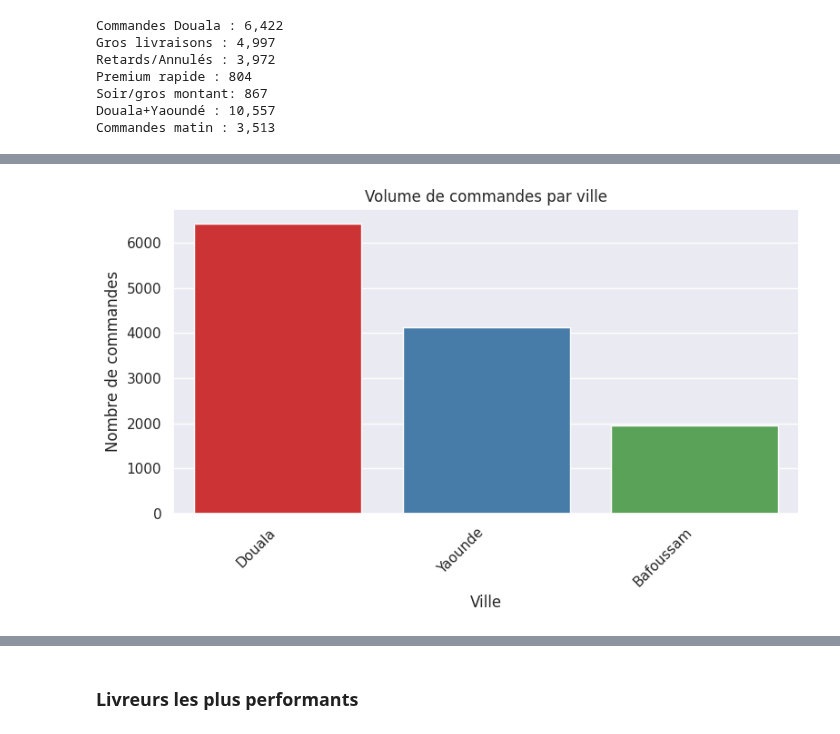
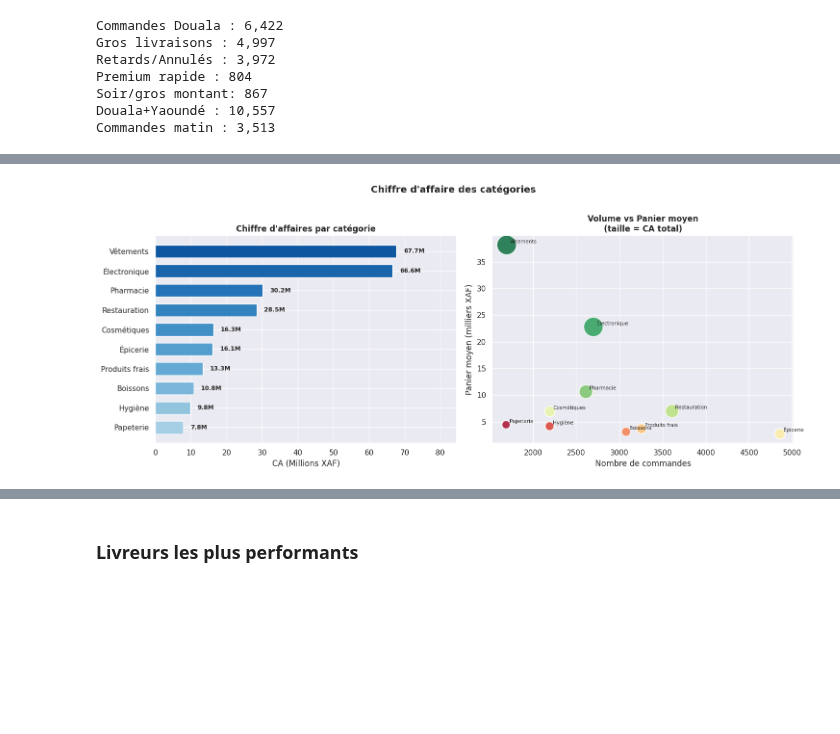
Before and after one commit to Codeur63/Projet_1-Data_IA_enginner, a Jupyter notebook: notebooks/EDA_rapport_final.ipynb, the cells around one changed output, grey strips where cells are left out. Saved outputs shown, nothing was run; the diff lists cells and outputs as text; code cells hidden in the pictures; blank space fills up the shorter version.

```diff
--- a/notebooks/EDA_rapport_final.ipynb
+++ b/notebooks/EDA_rapport_final.ipynb
@@ -131,7 +166,7 @@ def status_normalise(value):
 def city_normalise(value):
     if pd.isna(value):
         return np.nan
-    if value in {"Yaoundã©","Yaoundã©","YaoundÃ©","Yaoundã©"}:
-        return "Yaounde"
+    if value in {"Yaoundã©","Yaoundã©","YaoundÃ©","Yaoundã©","Yaounde",'yaounde'}:
+        return "Yaoundé"
     value = str(value).strip().lower()
     return value.capitalize()
@@ -206,17 +259,21 @@ orders = orders.drop(columns=['product_category'])
 #### Correction des totals amount
 # %%
 # calculer la somme par order_id dans order_items
-items_sum = orders_item.dropna(subset=["order_id", "line_total_xaf"]).copy()
+items_sum = order_items.dropna(subset=["order_id", "line_total_xaf"]).copy()
+
 items_sum["line_total_xaf"] = pd.to_numeric(items_sum["line_total_xaf"], errors="coerce")
+
 sum_per_order = items_sum.groupby("order_id", as_index=True)["line_total_xaf"].sum().rename("sum_line_total_xaf")
 
-orders_updated = orders.copy()
-orders_updated = orders_updated.set_index("order_id").join(sum_per_order, how="left")
+orders = orders.merge(sum_per_order, left_on="order_id", right_index=True, how="left")
 
-orders_updated["total_amount_xaf"] = orders["total_amount_xaf"]
+# déplacer/renommer la colonne dans orders["total_amount_xaf"]
+orders["total_amount_xaf"] = orders["sum_line_total_xaf"].fillna(0)
+orders.drop(columns=["sum_line_total_xaf"], inplace=True)
 
-
-print(sum_per_order)
+# optionnel : convertir en numeric et typer
+orders["total_amount_xaf"] = pd.to_numeric(orders["total_amount_xaf"], errors="coerce")
+# d
 # %% [output]
 order_id
 100000     7594.0
@@ -663,13 +706,60 @@ Le boxplot est utile pour la visualisation du temps de livraison par ville. Avec
 # %%
-plt.figure(figsize=(8,5))
+# Stats par catégorie
+cat_stats = (
+    order_items
+    .dropna(subset=["product_category"])
+    .groupby("product_category", as_index=True)
+    .agg(
+        orders=("order_id", "nunique"),            # nombre de commandes distinctes contenant la catégorie
+        revenue=("line_total_xaf", "sum"),        # CA total par catégorie
+        avg_basket=("line_total_xaf", "mean"),    # panier moyen ligne (optionnel: pondérer par order si besoin)
+    )
+    .sort_values("revenue", ascending=True)
+)
 
-order = analysis_city['city_x'].value_counts().index
-sns.countplot(analysis_city, x='city_x', order=order, palette='Set1')
+# Plot
+fig, axes = plt.subplots(1, 2, figsize=(15, 6))
 
-plt.title("Volume de commandes par ville")
-plt.xlabel("Ville")
-plt.ylabel("Nombre de commandes")
-plt.xticks(rotation=45, ha='right')
+# CA par catégorie (barh)
+ax = axes[0]
+colors_cat = plt.cm.Blues(np.linspace(0.35, 0.85, len(cat_stats)))
+bars = ax.barh(cat_stats.index, cat_stats["revenue"] / 1e6,
+               color=colors_cat, height=0.65, edgecolor="white")
+for bar, val in zip(bars, cat_stats["revenue"] / 1e6):
+    ax.text(val + 0.03 * cat_stats["revenue"].max() / 1e6,
+            bar.get_y() + bar.get_height() / 2,
+            f"{val:.1f}M", va="center", fontsize=9, fontweight="bold")
+ax.set_xlabel("CA (Millions XAF)")
+ax.set_title("Chiffre d'affaires par catégorie", fontweight="bold")
+ax.set_xlim(0, cat_stats["revenue"].max() / 1e6 * 1.25)
+
+# Panier moyen vs volume (scatter)
+ax2 = axes[1]
+sizes = cat_stats["revenue"] / cat_stats["revenue"].max() * 800 + 60
+sc = ax2.scatter(
+    cat_stats["orders"],
+    cat_stats["avg_basket"] / 1000,
+    s=sizes,
+    c=np.arange(len(cat_stats)),
+    cmap="RdYlGn",
+    alpha=0.8,
+    edgecolors="white",
+    linewidth=1.5,
+)
+for cat, row in cat_stats.iterrows():
+    ax2.annotate(
+        cat,
+        (row["orders"], row["avg_basket"] / 1000),
+        fontsize=7.5,
+        xytext=(5, 3),
+        textcoords="offset points",
+    )
+ax2.set_xlabel("Nombre de commandes")
+ax2.set_ylabel("Panier moyen (milliers XAF)")
+ax2.set_title("Volume vs Panier moyen\n(taille = CA total)", fontweight="bold")
+
+fig.suptitle("Chiffre d'affaire des catégories", fontsize=14, fontweight="bold", y=1.01)
 plt.tight_layout()
+fig.savefig("../reports/EDA/CA_categories_produits.png", bbox_inches="tight", dpi=150)
 plt.show()
 # %% [output]
@@ -679,3 +766,3 @@ Passing `palette` without assigning `hue` is deprecated and will be removed in v
-[figure, old version]
+[figure, new version]
 # %% [markdown]
 ### Interpretation
```
Also changed, not shown: parts of 25 cells of this notebook, 5 other files.
